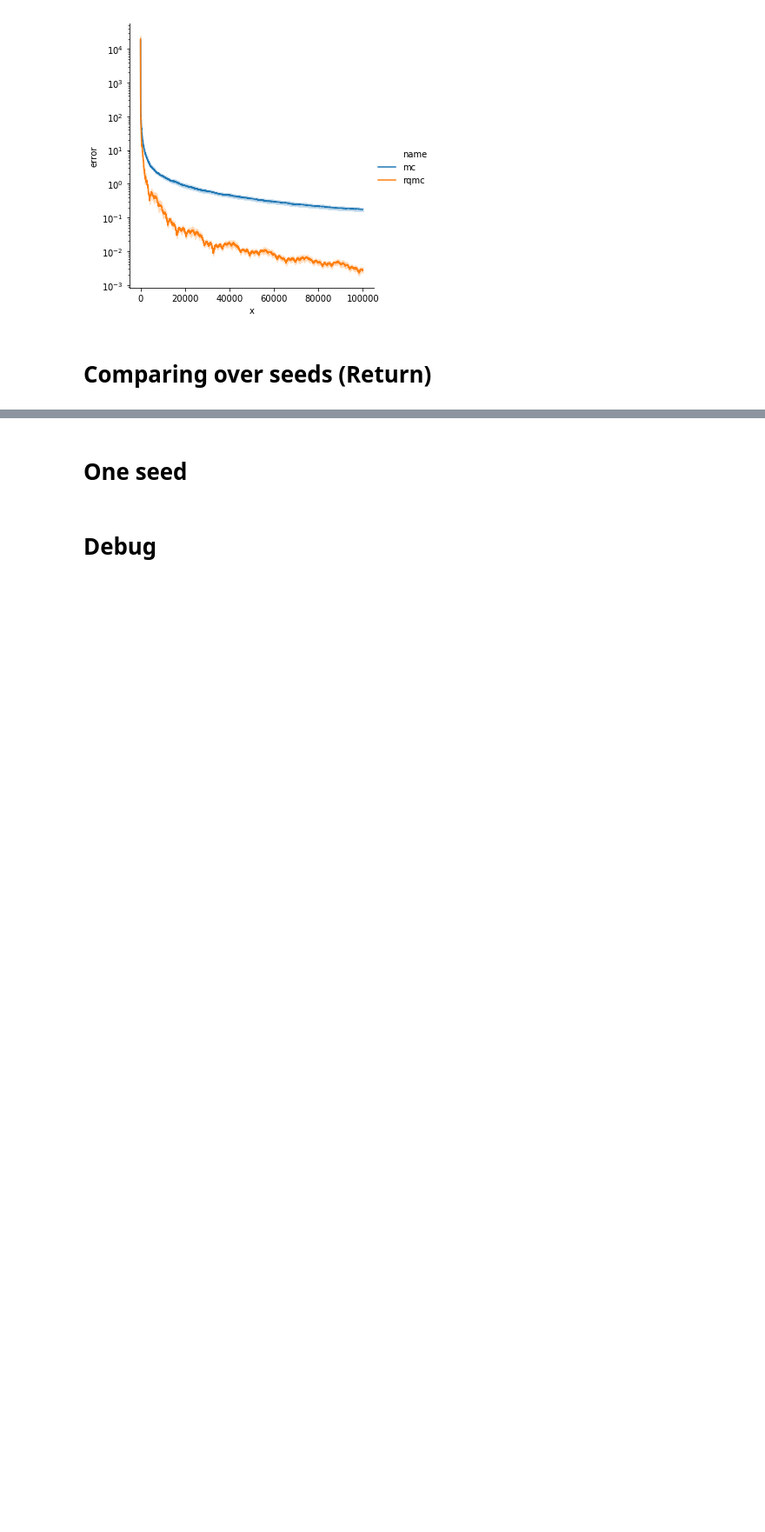
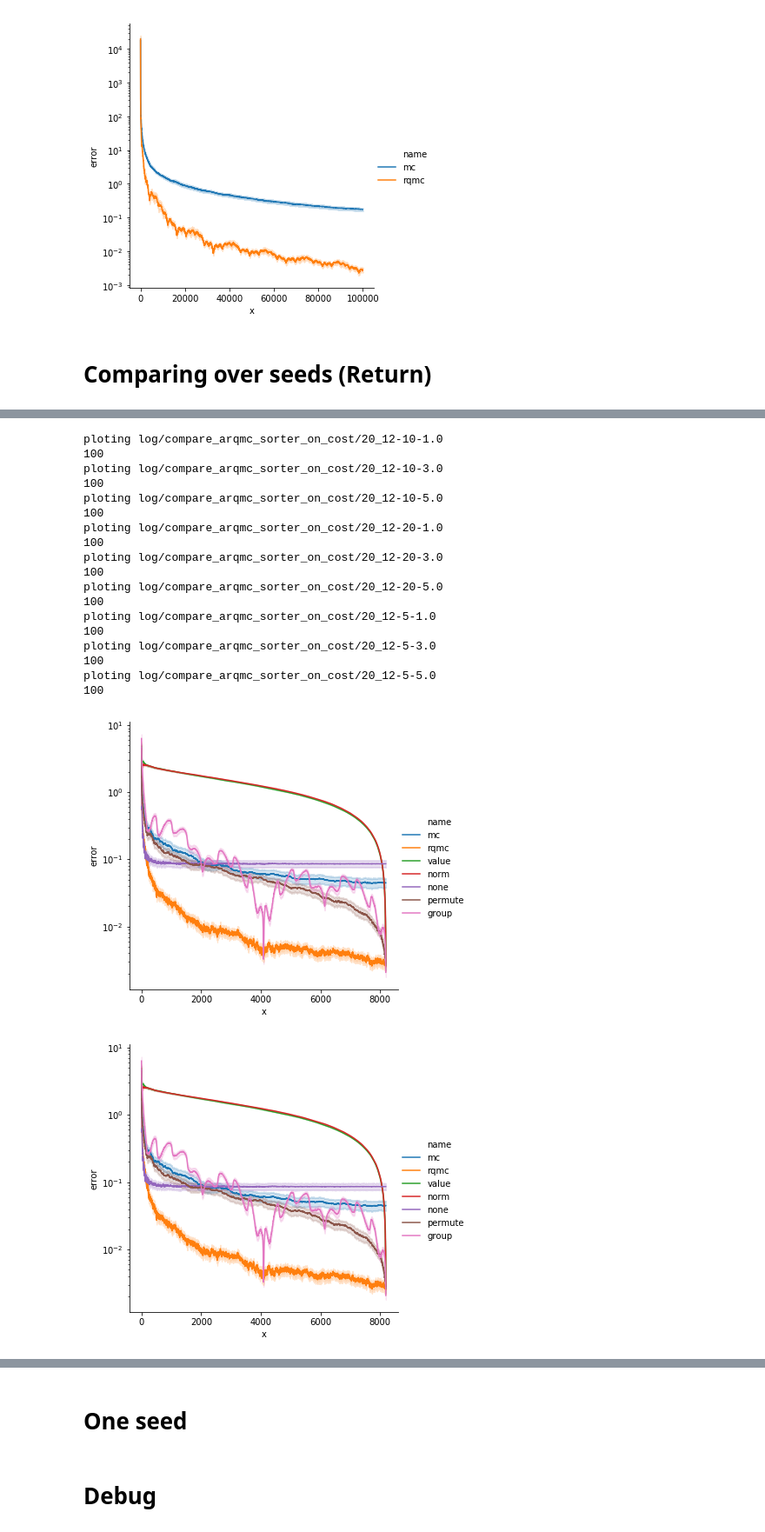
Before and after one commit to Sha-Lab/qmc, a Jupyter notebook: qmc.ipynb, the cells around one changed output, grey strips where cells are left out. Shown at 87% size. Drawn from its saved outputs; the diff is of its cells as text; code cells hidden in the pictures; blank space fills up the shorter version.

Commit message:
qmc plot

```diff
--- a/qmc.ipynb
+++ b/qmc.ipynb
@@ -290,0 +295,27 @@ plot.set(yscale='log')
+# %%
+exp_name = 'compare_arqmc_sorter_on_cost'
+input_dir = Path('log', exp_name)
+output_dir = Path('data/plots', exp_name)
+
+plot_return_dir(input_dir, output_dir)
+# %% [output]
+ploting log/compare_arqmc_sorter_on_cost/20_12-10-1.0
+100
+ploting log/compare_arqmc_sorter_on_cost/20_12-10-3.0
+100
+ploting log/compare_arqmc_sorter_on_cost/20_12-10-5.0
+100
+ploting log/compare_arqmc_sorter_on_cost/20_12-20-1.0
+100
+ploting log/compare_arqmc_sorter_on_cost/20_12-20-3.0
+100
+ploting log/compare_arqmc_sorter_on_cost/20_12-20-5.0
+100
+ploting log/compare_arqmc_sorter_on_cost/20_12-5-1.0
+100
+ploting log/compare_arqmc_sorter_on_cost/20_12-5-3.0
+100
+ploting log/compare_arqmc_sorter_on_cost/20_12-5-5.0
+100
+[figure, added]
+[figure, added]
```
Also changed, not shown: parts of 4 cells of this notebook.
